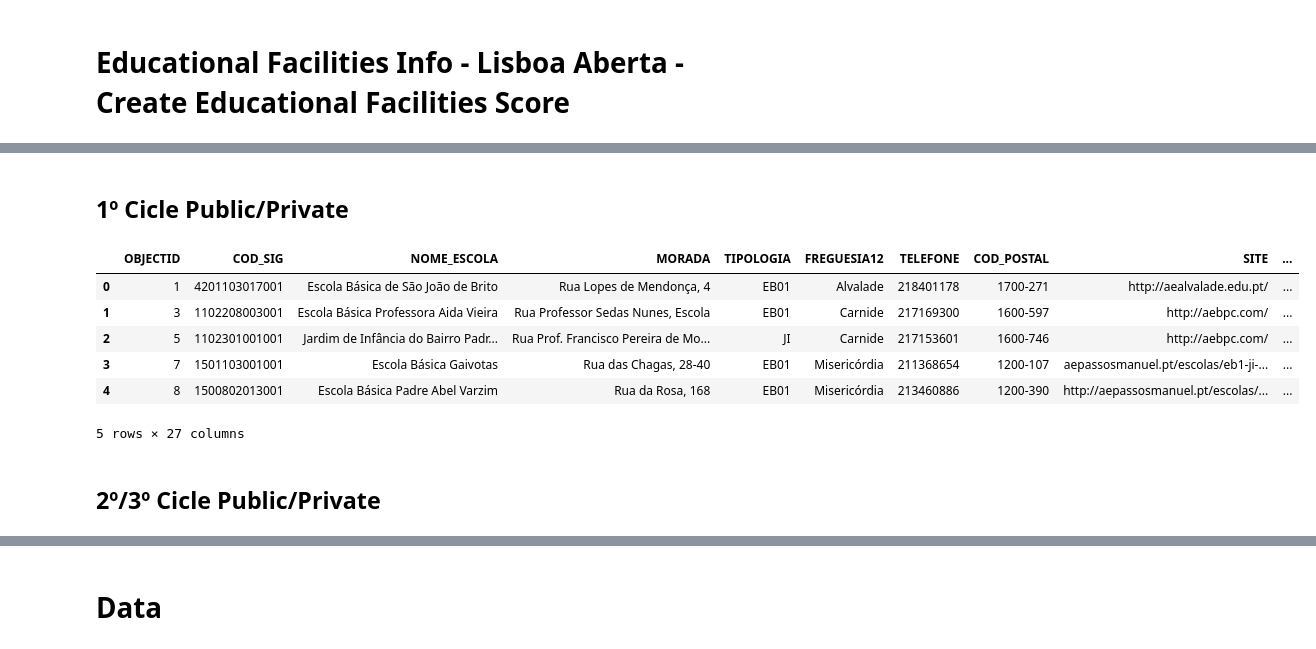
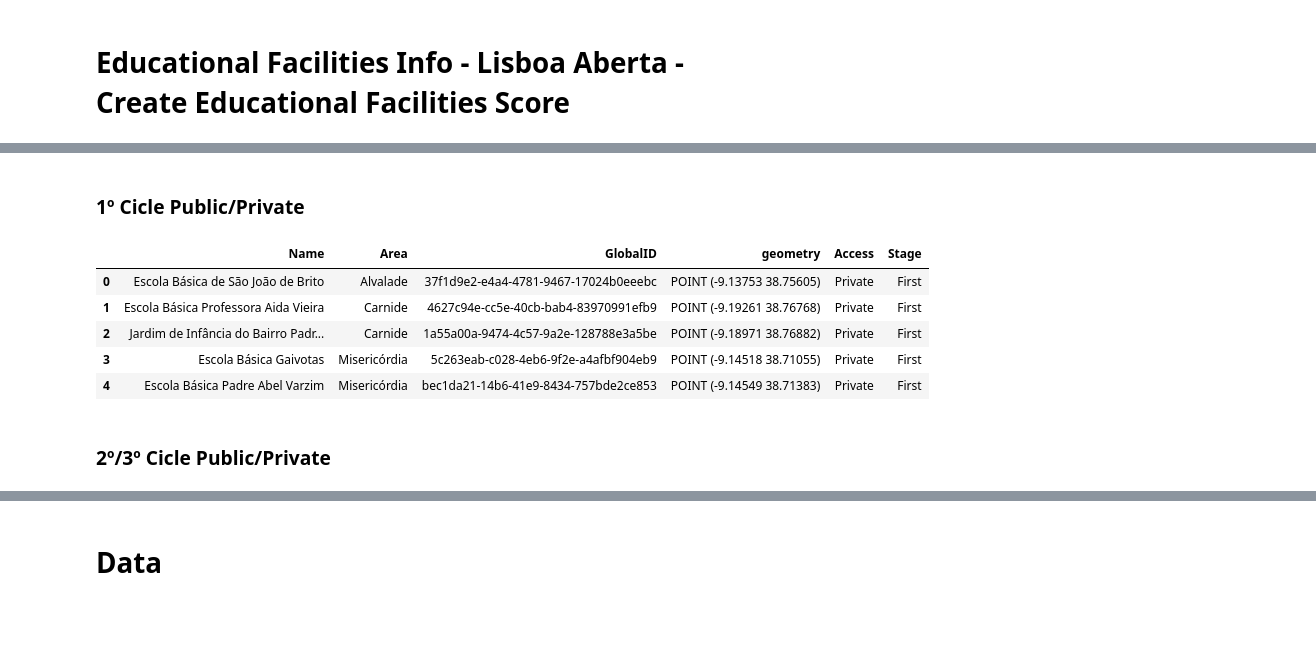
Before and after one commit to Diogomarquesbass/pds_p2, a Jupyter notebook: Web Scrapping (3).ipynb, the cells around one changed output, grey strips where cells are left out. Drawn from its saved outputs; the diff is of its cells as text; code cells hidden in the pictures; blank space fills up the shorter version.

```diff
--- a/Web Scrapping (3).ipynb
+++ b/Web Scrapping (3).ipynb
@@ -307,3 +422,5 @@ adf.head()
 # %% [markdown]
 #  Educational Facilities Info - Lisboa Aberta - Create Educational Facilities Score
+# %%
+new_order = ['Name', 'Area', 'GlobalID','geometry', 'Access', 'Stage']
 # %% [markdown]
@@ -336,5 +463,5 @@ pre_pub.head()
 # %% [markdown]
-## 1º Cicle Public/Private
+### 1º Cicle Public/Private
 # %%
 #Public
 # URL of the GeoJSON file
@@ -346,42 +473,59 @@ response.raise_for_status()  # Check if the request was successful
 
 # Load the GeoJSON data into a GeoDataFrame
 first_pub  = gpd.read_file(response.text)
 
 # Convert the GeoDataFrame to a DataFrame
 first_pub = pd.DataFrame(first_pub)
 first_pub['Access'] = 'Public'
 first_pub['Stage'] = 'First'
 
 
 #Private
 # URL of the GeoJSON file
 first_private_url = 'https://services.arcgis.com/1dSrzEWVQn5kHHyK/arcgis/rest/services/POIEducacao/FeatureServer/6/query?where=1%3D1&outFields=*&f=pgeojson'
 
 # Fetch the GeoJSON data
 response = requests.get(first_private_url)
 response.raise_for_status()  # Check if the request was successful
 
 # Load the GeoJSON data into a GeoDataFrame
 first_priv  = gpd.read_file(response.text)
 
 # Convert the GeoDataFrame to a DataFrame
 first_priv = pd.DataFrame(first_pub)
 first_priv['Access'] = 'Private'
 first_priv['Stage'] = 'First'
 
+#Rename Columns for Concat
+first_priv.rename(columns={'NOME_ESCOLA': 'Name', 'MORADA': 'Address', 'FREGUESIA12': 'Area', 'SITE': 'Website'}, inplace=True)
+#Rename Columns for Concat
+first_pub.rename(columns={'NOME_ESCOLA': 'Name', 'MORADA': 'Address', 'FREGUESIA12': 'Area', 'SITE': 'Website'}, inplace=True)
+
+#Drop useless columns
+first_pub_columns2drop = ['OBJECTID', 'TIPOLOGIA', 'COD_SIG', 'Address', 'TELEFONE', 'COD_POSTAL', 'EMAIL', 'Website', 'BLOGUE', 'SITUACAO', 'CRIADOPOR', 'MODIFICADO', 'NOME_LABEL', 'UIT_MACRO', 'UIT_MICRO', 'PROPRIEDADE', 'AGRUPAMENTO', 'IDTIPO', 'ID_CARACT_ESCOLA', 'MORADA_DEJ', 'COD_DESENHO']
+first_pub.drop(first_pub_columns2drop, axis=1, inplace=True)
+
+#Drop useless columns
+first_priv_columns2drop = ['OBJECTID', 'TIPOLOGIA', 'COD_SIG', 'Address', 'TELEFONE', 'COD_POSTAL', 'EMAIL', 'Website', 'BLOGUE', 'SITUACAO', 'CRIADOPOR', 'MODIFICADO', 'NOME_LABEL', 'UIT_MACRO', 'UIT_MICRO', 'PROPRIEDADE', 'AGRUPAMENTO', 'IDTIPO', 'ID_CARACT_ESCOLA', 'MORADA_DEJ', 'COD_DESENHO']
+first_priv.drop(first_priv_columns2drop, axis=1, inplace=True)
+
+#Reorder Columns
+first_priv[new_order]
+#Reorder Columns
+first_pub[new_order]
+
 #Print
 # first_pub.head()
 first_priv.head()
 # %% [output]
-|  | OBJECTID | COD_SIG | NOME_ESCOLA | MORADA | TIPOLOGIA | FREGUESIA12 | TELEFONE | COD_POSTAL | SITE | ... |
-| 0 | 1 | 4201103017001 | Escola Básica de São João de Brito | Rua Lopes de Mendonça, 4 | EB01 | Alvalade | 218401178 | 1700-271 | http://aealvalade.edu.pt/ | ... |
-| 1 | 3 | 1102208003001 | Escola Básica Professora Aida Vieira | Rua Professor Sedas Nunes, Escola | EB01 | Carnide | 217169300 | 1600-597 | http://aebpc.com/ | ... |
-| 2 | 5 | 1102301001001 | Jardim de Infância do Bairro Padr... | Rua Prof. Francisco Pereira de Mo... | JI | Carnide | 217153601 | 1600-746 | http://aebpc.com/ | ... |
-| 3 | 7 | 1501103001001 | Escola Básica Gaivotas | Rua das Chagas, 28-40 | EB01 | Misericórdia | 211368654 | 1200-107 | aepassosmanuel.pt/escolas/eb1-ji-... | ... |
-| 4 | 8 | 1500802013001 | Escola Básica Padre Abel Varzim | Rua da Rosa, 168 | EB01 | Misericórdia | 213460886 | 1200-390 | http://aepassosmanuel.pt/escolas/... | ... |
+|  | Name | Area | GlobalID | geometry | Access | Stage |
+| 0 | Escola Básica de São João de Brito | Alvalade | 37f1d9e2-e4a4-4781-9467-17024b0eeebc | POINT (-9.13753 38.75605) | Private | First |
+| 1 | Escola Básica Professora Aida Vieira | Carnide | 4627c94e-cc5e-40cb-bab4-83970991efb9 | POINT (-9.19261 38.76768) | Private | First |
+| 2 | Jardim de Infância do Bairro Padr... | Carnide | 1a55a00a-9474-4c57-9a2e-128788e3a5be | POINT (-9.18971 38.76882) | Private | First |
+| 3 | Escola Básica Gaivotas | Misericórdia | 5c263eab-c028-4eb6-9f2e-a4afbf904eb9 | POINT (-9.14518 38.71055) | Private | First |
+| 4 | Escola Básica Padre Abel Varzim | Misericórdia | bec1da21-14b6-41e9-8434-757bde2ce853 | POINT (-9.14549 38.71383) | Private | First |
-5 rows × 27 columns
 # %% [markdown]
-## 2º/3º Cicle Public/Private
+### 2º/3º Cicle Public/Private
 # %%
 #Public - Missing Data
 # URL of the GeoJSON file
```
Also changed, not shown: parts of 38 cells of this notebook, 2 other files.
